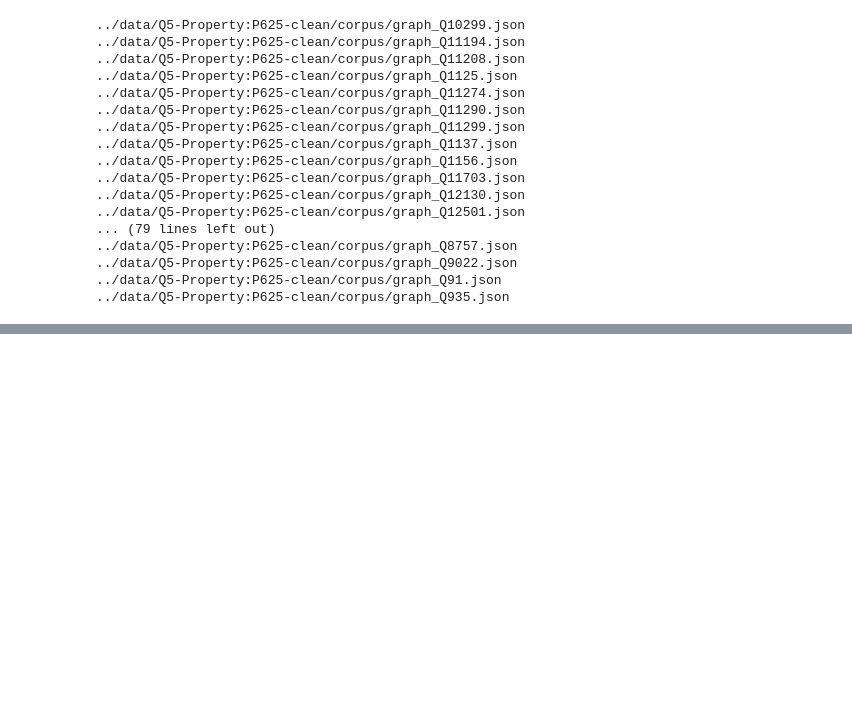
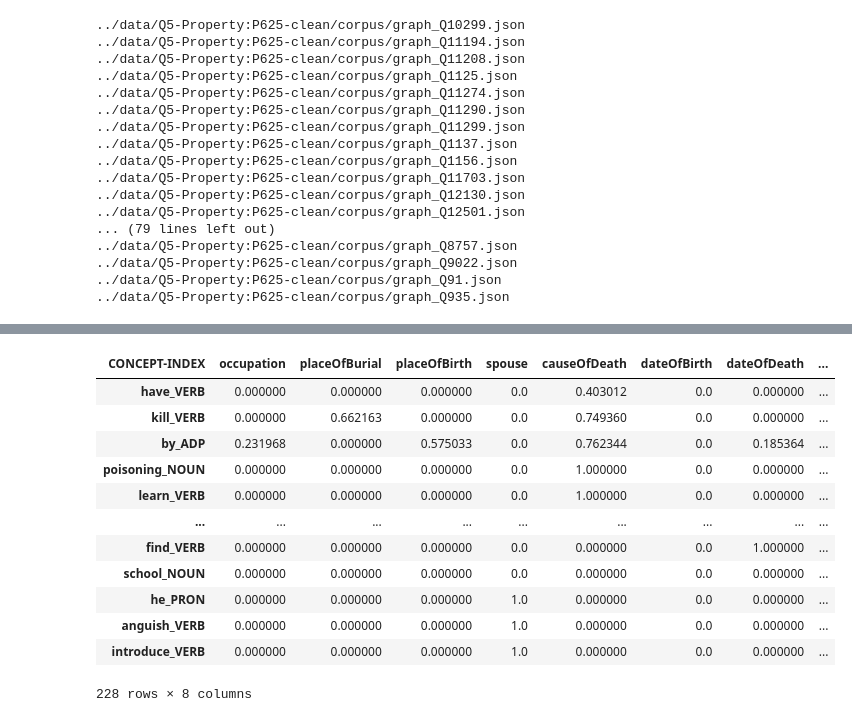
Before and after one commit to nicolasgutehrle/elijere, a Jupyter notebook: src/wikidataparsing.ipynb, the cells around one changed output, grey strips where cells are left out. Cells and saved outputs as stored; diff of their text form; code cells hidden in the pictures; blank space fills up the shorter version.

```diff
--- a/src/wikidataparsing.ipynb
+++ b/src/wikidataparsing.ipynb
@@ -486,0 +494,5 @@ for filepath in glob(f"{project}/corpus/**/*.json", recursive=True):
+# %%
+# clean = True if you want to removes sentences annotated as Other
+clean = True
+corpus = loadCorpus(project, clean=clean)
+len(corpus), corpus[0]
@@ -486,0 +557,19 @@ for filepath in glob(f"{project}/corpus/**/*.json", recursive=True):
+# %%
+# run this cell to build the Syntactic Index
+syntactic_index_params = {
+    # data to use for building the index
+    "list_graphs": data['X_train'],
+    # surface form of the predicates
+    "anchor_textvalue": ['lemma', 'pos'],
+    # which graph to use as lexico-syntactic pattern
+    "graphkey": 'sdpgraph',
+    # key to use for relation label
+    "propkey": 'prop',
+    # minimum support for each relation per pattern
+    "support": 0,
+    "dict_rel": dict_rel,
+    "savepath": project
+}
+syntacticIndex = SyntacticIndex()
+syntacticIndex.trainSyntacticIndex(**syntactic_index_params)
+syntacticIndex.syntacticIndex
@@ -486,0 +594,26 @@ for filepath in glob(f"{project}/corpus/**/*.json", recursive=True):
+# %%
+semantic_index_params = {
+    "list_graphs": data['X_train'],
+    "textvalue":  syntacticIndex.syntacticIndexParams['anchor_textvalue'],
+    "dict_rel": dict_rel,
+    "removePROPN": True,
+    "savepath": project
+
+}
+base_semanticIndex = SemanticIndex()
+base_semanticIndex.trainSemanticIndex(**semantic_index_params)
+base_semanticIndex.semanticIndex
+# %% [output]
+| CONCEPT-INDEX | occupation | placeOfBurial | placeOfBirth | spouse | causeOfDeath | dateOfBirth | dateOfDeath | ... |
+| have_VERB | 0.000000 | 0.000000 | 0.000000 | 0.0 | 0.403012 | 0.0 | 0.000000 | ... |
+| kill_VERB | 0.000000 | 0.662163 | 0.000000 | 0.0 | 0.749360 | 0.0 | 0.000000 | ... |
+| by_ADP | 0.231968 | 0.000000 | 0.575033 | 0.0 | 0.762344 | 0.0 | 0.185364 | ... |
+| poisoning_NOUN | 0.000000 | 0.000000 | 0.000000 | 0.0 | 1.000000 | 0.0 | 0.000000 | ... |
+| learn_VERB | 0.000000 | 0.000000 | 0.000000 | 0.0 | 1.000000 | 0.0 | 0.000000 | ... |
+| ... | ... | ... | ... | ... | ... | ... | ... | ... |
+| find_VERB | 0.000000 | 0.000000 | 0.000000 | 0.0 | 0.000000 | 0.0 | 1.000000 | ... |
+| school_NOUN | 0.000000 | 0.000000 | 0.000000 | 0.0 | 0.000000 | 0.0 | 0.000000 | ... |
+| he_PRON | 0.000000 | 0.000000 | 0.000000 | 1.0 | 0.000000 | 0.0 | 0.000000 | ... |
+| anguish_VERB | 0.000000 | 0.000000 | 0.000000 | 1.0 | 0.000000 | 0.0 | 0.000000 | ... |
+| introduce_VERB | 0.000000 | 0.000000 | 0.000000 | 1.0 | 0.000000 | 0.0 | 0.000000 | ... |
+228 rows × 8 columns
```
Also changed, not shown: parts of 6 cells of this notebook, 2 other files.
